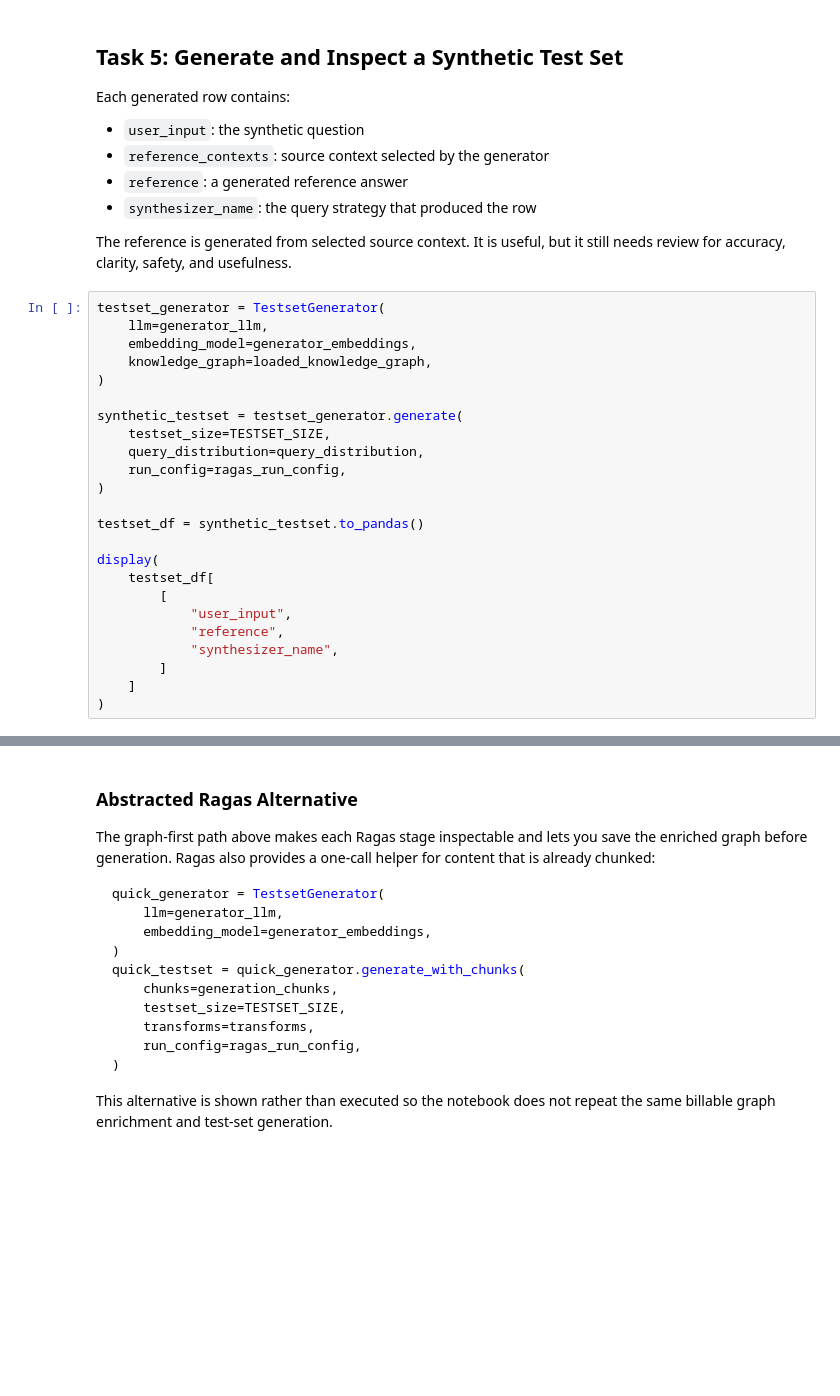
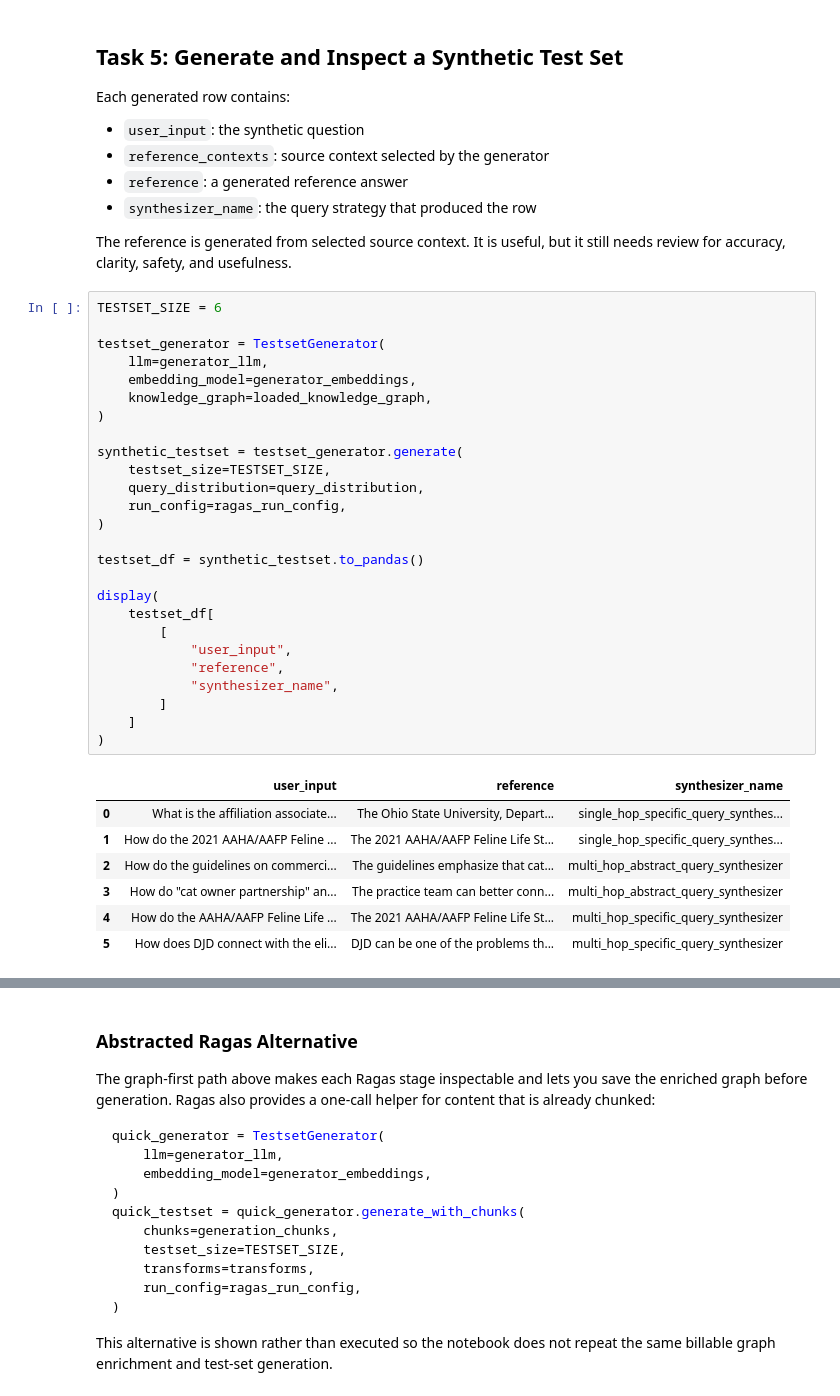
Before and after one commit to areverything/AIECV1.0, a Jupyter notebook: 05_Synthetic_Data_Generation_for_RAG_Evals/01_Cat_Health_Synthetic_Data_Generation_Ragas_LangSmith.ipynb, the cells around one changed output, grey strips where cells are left out. Drawn from its saved outputs; the diff is of its cells as text; blank space fills up the shorter version.

```diff
--- a/05_Synthetic_Data_Generation_for_RAG_Evals/01_Cat_Health_Synthetic_Data_Generation_Ragas_LangSmith.ipynb
+++ b/05_Synthetic_Data_Generation_for_RAG_Evals/01_Cat_Health_Synthetic_Data_Generation_Ragas_LangSmith.ipynb
@@ -571,29 +621,39 @@ Each generated row contains:
 The reference is generated from selected source context. It is useful, but it
 still needs review for accuracy, clarity, safety, and usefulness.
 # %%
+TESTSET_SIZE = 6
+
 testset_generator = TestsetGenerator(
     llm=generator_llm,
     embedding_model=generator_embeddings,
     knowledge_graph=loaded_knowledge_graph,
 )
 
 synthetic_testset = testset_generator.generate(
     testset_size=TESTSET_SIZE,
     query_distribution=query_distribution,
     run_config=ragas_run_config,
 )
 
 testset_df = synthetic_testset.to_pandas()
 
 display(
     testset_df[
         [
             "user_input",
             "reference",
             "synthesizer_name",
         ]
     ]
 )
+# %% [output]
+|  | user_input | reference | synthesizer_name |
+| 0 | What is the affiliation associate... | The Ohio State University, Depart... | single_hop_specific_query_synthes... |
+| 1 | How do the 2021 AAHA/AAFP Feline ... | The 2021 AAHA/AAFP Feline Life St... | single_hop_specific_query_synthes... |
+| 2 | How do the guidelines on commerci... | The guidelines emphasize that cat... | multi_hop_abstract_query_synthesizer |
+| 3 | How do "cat owner partnership" an... | The practice team can better conn... | multi_hop_abstract_query_synthesizer |
+| 4 | How do the AAHA/AAFP Feline Life ... | The 2021 AAHA/AAFP Feline Life St... | multi_hop_specific_query_synthesizer |
+| 5 | How does DJD connect with the eli... | DJD can be one of the problems th... | multi_hop_specific_query_synthesizer |
 # %%
 testset_path = artifacts_dir / "cat_health_synthetic_testset.jsonl"
 testset_df.to_json(
```
Also changed, not shown: parts of 24 cells of this notebook.
